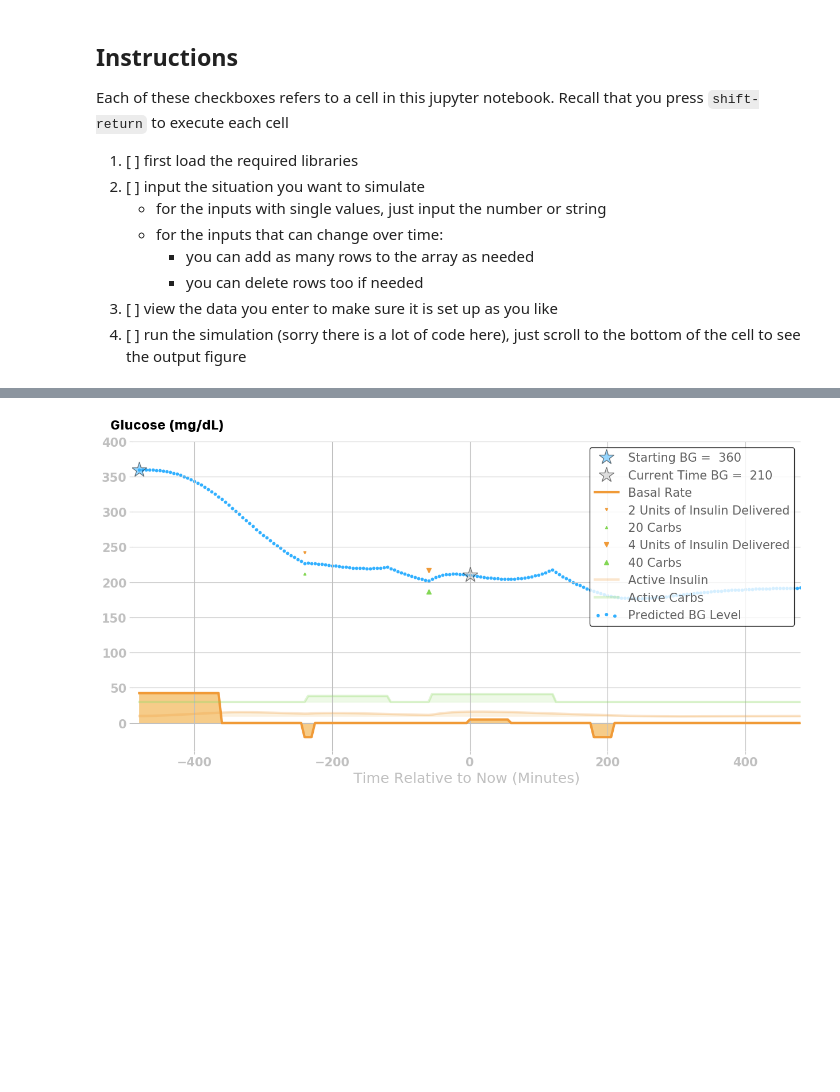
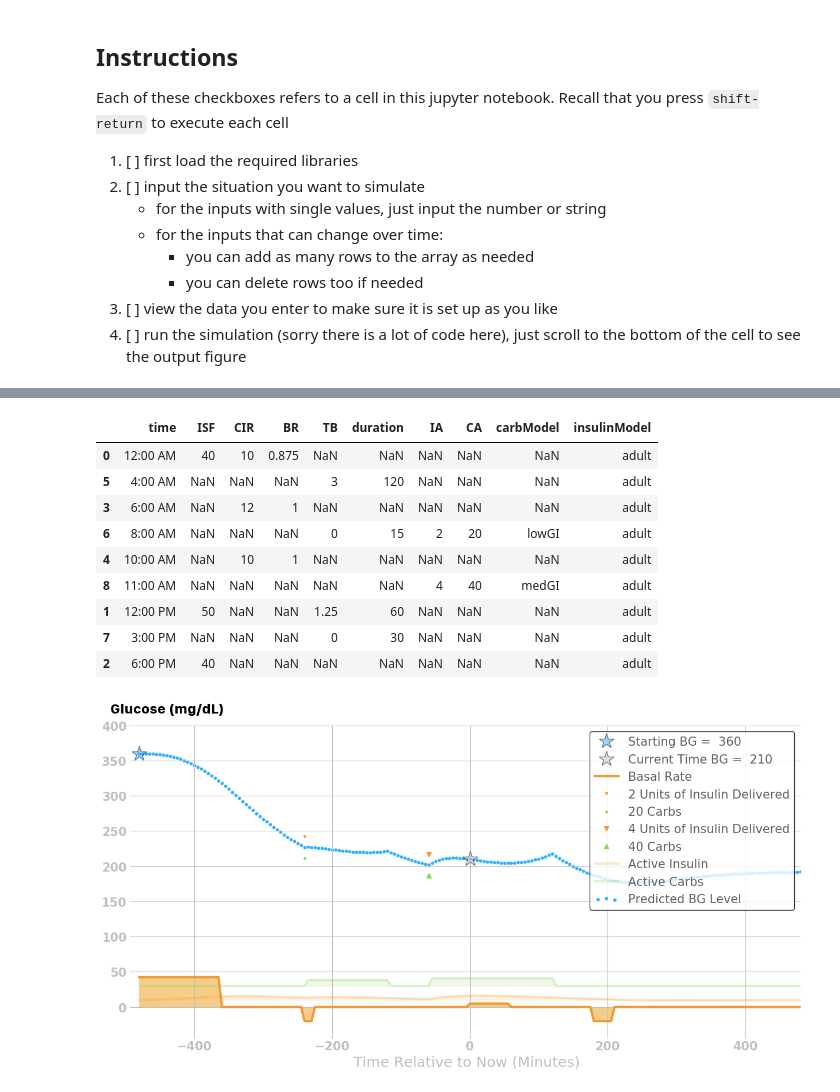
Before and after one commit to tidepool-org/data-analytics, a Jupyter notebook: projects/predict-simulate/just-simulate-v0_2.ipynb, the cells around one changed output, grey strips where cells are left out. Cells and saved outputs as stored; diff of their text form; code cells hidden in the pictures; blank space fills up the shorter version.

Commit message:
comments and get table to render in github

```diff
--- a/projects/predict-simulate/just-simulate-v0_2.ipynb
+++ b/projects/predict-simulate/just-simulate-v0_2.ipynb
@@ -112,6 +112,8 @@ allSettings.drop(columns="dt", inplace=True)
 allSettings["insulinModel"]= insulinModel
 
 # data table of your inputs
-table = ff.create_table(allSettings)
-py.iplot(table, filename='all-data-table')
+# NOTE: if you want a pretty table, uncomment these 2 lines
+# table = ff.create_table(allSettings)
+# py.iplot(table, filename='all-data-table')
+allSettings
 # %% [output]
@@ -119,3 +120,13 @@ py.iplot(table, filename='all-data-table')
+|  | time | ISF | CIR | BR | TB | duration | IA | CA | carbModel | insulinModel |
+| 0 | 12:00 AM | 40 | 10 | 0.875 | NaN | NaN | NaN | NaN | NaN | adult |
+| 5 | 4:00 AM | NaN | NaN | NaN | 3 | 120 | NaN | NaN | NaN | adult |
+| 3 | 6:00 AM | NaN | 12 | 1 | NaN | NaN | NaN | NaN | NaN | adult |
+| 6 | 8:00 AM | NaN | NaN | NaN | 0 | 15 | 2 | 20 | lowGI | adult |
+| 4 | 10:00 AM | NaN | 10 | 1 | NaN | NaN | NaN | NaN | NaN | adult |
+| 8 | 11:00 AM | NaN | NaN | NaN | NaN | NaN | 4 | 40 | medGI | adult |
+| 1 | 12:00 PM | 50 | NaN | NaN | 1.25 | 60 | NaN | NaN | NaN | adult |
+| 7 | 3:00 PM | NaN | NaN | NaN | 0 | 30 | NaN | NaN | NaN | adult |
+| 2 | 6:00 PM | 40 | NaN | NaN | NaN | NaN | NaN | NaN | NaN | adult |
 # %%
 # %% RUN THE SIMULATION (FIGURE BELOW)
 
```
Also changed, not shown: parts of 1 cell of this notebook, 2 other files.
